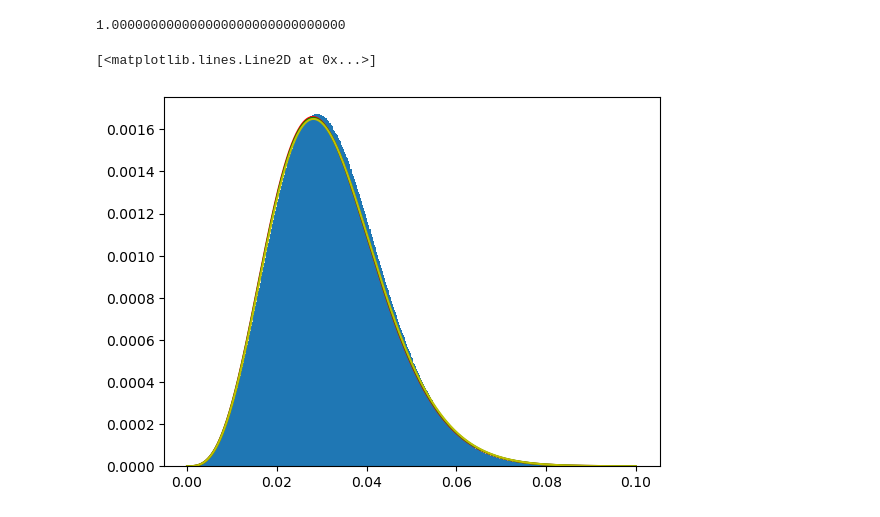
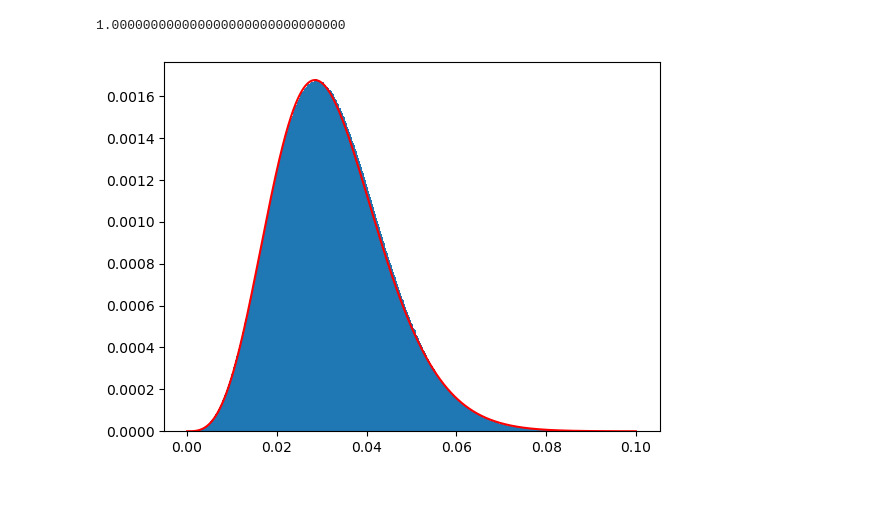
Before and after one commit to rpazuki/morpho_repo, a Jupyter notebook: Gershgoring/Sampling.ipynb, the cells around one changed output. Saved outputs shown, nothing was run; the diff lists cells and outputs as text; code cells hidden in the pictures.

```diff
--- a/Gershgoring/Sampling.ipynb
+++ b/Gershgoring/Sampling.ipynb
@@ -150,18 +140,19 @@ print(f"{Pr3_est(.2, sigma):.30f}")
 # %% [output]
 1.000000000000000000000000000000
 # %%
-def p_4(s, sigma,c=9.5):
+
+def p_4(s, sigma):
     sigma_2 = sigma**2
     return ((4/np.sqrt(2*np.pi*sigma_2))
-            *np.exp(-s**2/(c*sigma_2))
-            *(special.erf(s/(np.sqrt(c)*sigma))**3)
+            *np.exp(2*s/np.sqrt(sigma))*np.exp(-s**2/(8*sigma_2))
+            *(special.erf(s/(np.sqrt(8)*sigma))**3)
            )
 
 def Pr4_est(s_end, sigma):
     return special.erf(s_end/(np.sqrt(9.5)*sigma))**4
 # %%
 n = 4
-sample_size4 = 1000000000
+sample_size4 = 100000000
 sigma = .01
 xs4 = np.random.normal(0, sigma, (n, sample_size4))
 x_abs4 = np.abs(xs4)
@@ -172,17 +163,9 @@ hist4, bins4= np.histogram(s_abs4, bins=bins_num,  range=[0, .1])
 # %%
 plt.bar(bins4[:-1], hist4/sample_size4, width=1/bins_num, align='edge')
 
-vs4 = p_4(bins4, sigma, 9.4)
+vs4 = p_4(bins4, sigma)
 vs4 = vs4/np.sum(vs4)
 plt.plot(bins4, vs4, 'r')
-
-vs4 = p_4(bins4, sigma, 9.45)
-vs4 = vs4/np.sum(vs4)
-plt.plot(bins4, vs4, 'g')
-
-vs4 = p_4(bins4, sigma, 9.5)
-vs4 = vs4/np.sum(vs4)
-plt.plot(bins4, vs4, 'y')
+plt.show()
 # %% [output]
-[<matplotlib.lines.Line2D at 0x...>]
-[figure, old version]
+[figure, new version]
```
Also changed, not shown: parts of 7 cells of this notebook, 6 other files.
